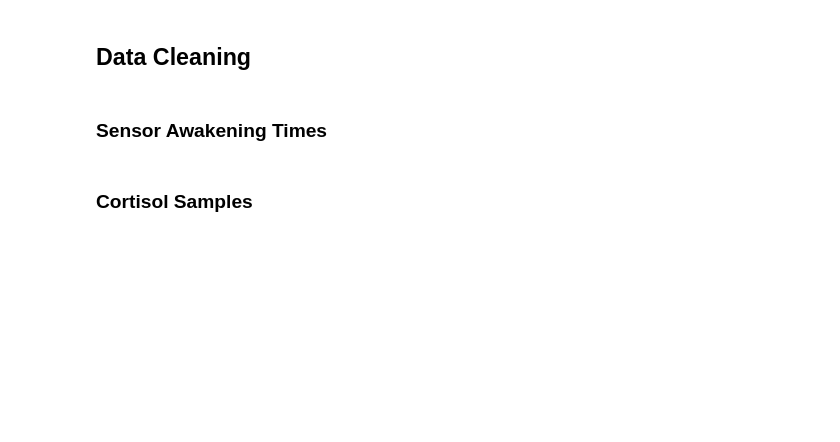
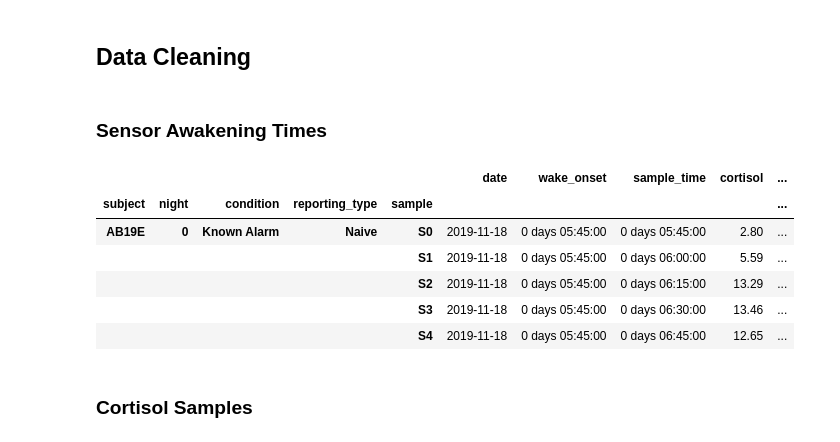
Before and after one commit to mad-lab-fau/carwatch-analysis, a Jupyter notebook: experiments/2022_car_sampling_pnec/notebooks/data_processing/Saliva_Processing_All_Reporting_Types.ipynb, the cells around one changed output. Cells and saved outputs as stored; diff of their text form; code cells hidden in the pictures; blank space fills up the shorter version.

```diff
--- a/experiments/2022_car_sampling_pnec/notebooks/data_processing/Saliva_Processing_All_Reporting_Types.ipynb
+++ b/experiments/2022_car_sampling_pnec/notebooks/data_processing/Saliva_Processing_All_Reporting_Types.ipynb
@@ -153,15 +214,25 @@ cortisol_samples_time.head()
 # %%
 # consider only delay to S0
 cort_tmp = cortisol_samples_time.xs("S0", level="sample")
 # consider only Sensor wake onsets
-cort_tmp = multi_xs(cort_tmp, keys=["AW: Sensor, ST: Selfreport", "AW: Sensor, ST: App"], level="reporting_type")
+cort_tmp = cort_tmp.reindex(
+    ["AW: Sensor, ST: Naive", "AW: Sensor, ST: Selfreport", "AW: Sensor, ST: App"], level="reporting_type"
+)
 # select nights where Sensor wake onset is more than 1 min *later* or more than 15 min *earlier*
 # than the first reported sampling time
 imu_mask = (cort_tmp["time_diff_to_naive_min"] < -1) | (cort_tmp["time_diff_to_naive_min"] > 30)
 
 # drop selected nights
 cortisol_samples_time_cleaned = cortisol_samples_time.unstack().drop(index=imu_mask.loc[imu_mask].index).stack()
 cortisol_samples_time_cleaned.head()
+# %% [output]
+|  |  |  |  |  | date | wake_onset | sample_time | cortisol | ... |
+| subject | night | condition | reporting_type | sample |  |  |  |  | ... |
+| AB19E | 0 | Known Alarm | Naive | S0 | 2019-11-18 | 0 days 05:45:00 | 0 days 05:45:00 | 2.80 | ... |
+|  |  |  |  | S1 | 2019-11-18 | 0 days 05:45:00 | 0 days 06:00:00 | 5.59 | ... |
+|  |  |  |  | S2 | 2019-11-18 | 0 days 05:45:00 | 0 days 06:15:00 | 13.29 | ... |
+|  |  |  |  | S3 | 2019-11-18 | 0 days 05:45:00 | 0 days 06:30:00 | 13.46 | ... |
+|  |  |  |  | S4 | 2019-11-18 | 0 days 05:45:00 | 0 days 06:45:00 | 12.65 | ... |
 # %% [markdown]
 ### Cortisol Samples
 # %%
```
Also changed, not shown: parts of 12 cells of this notebook, 3 other files.
